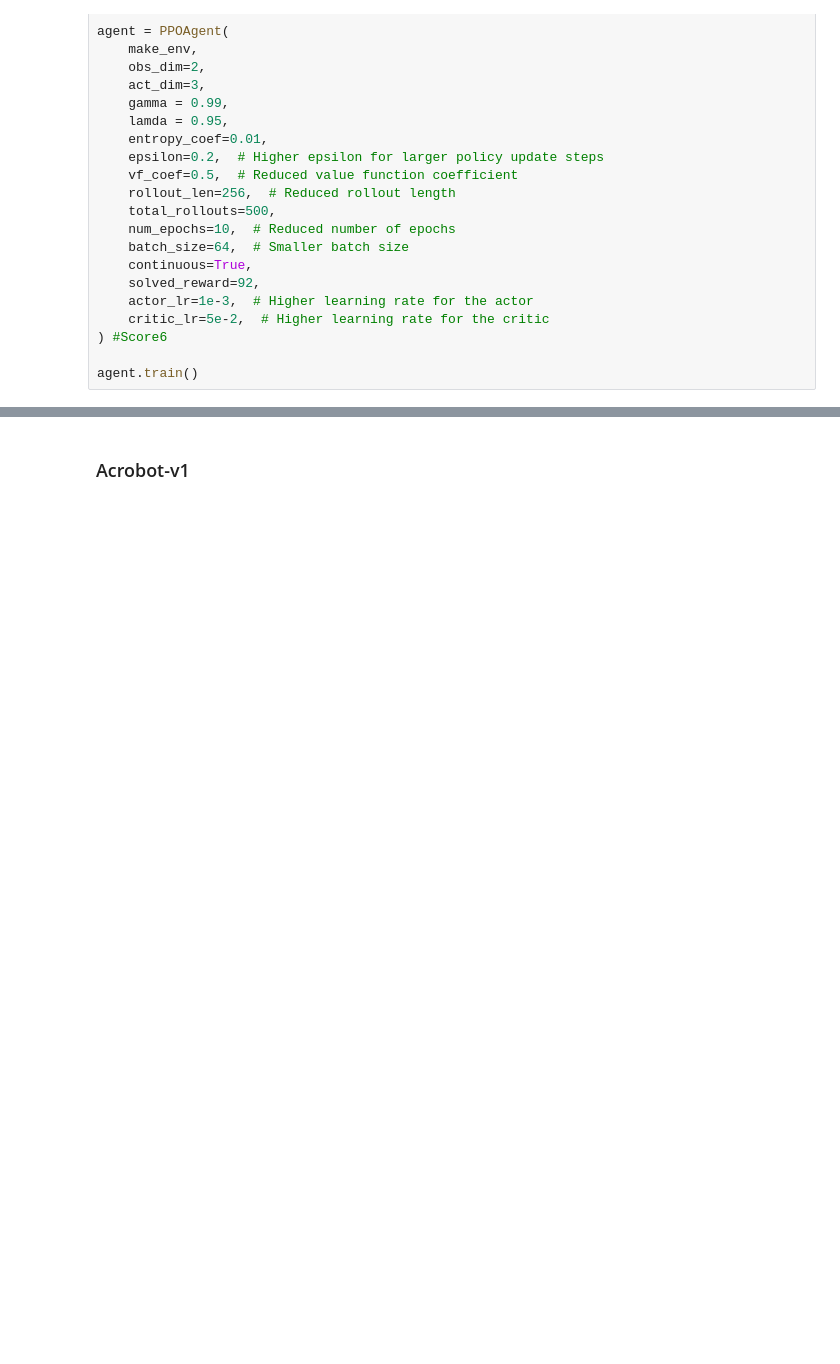
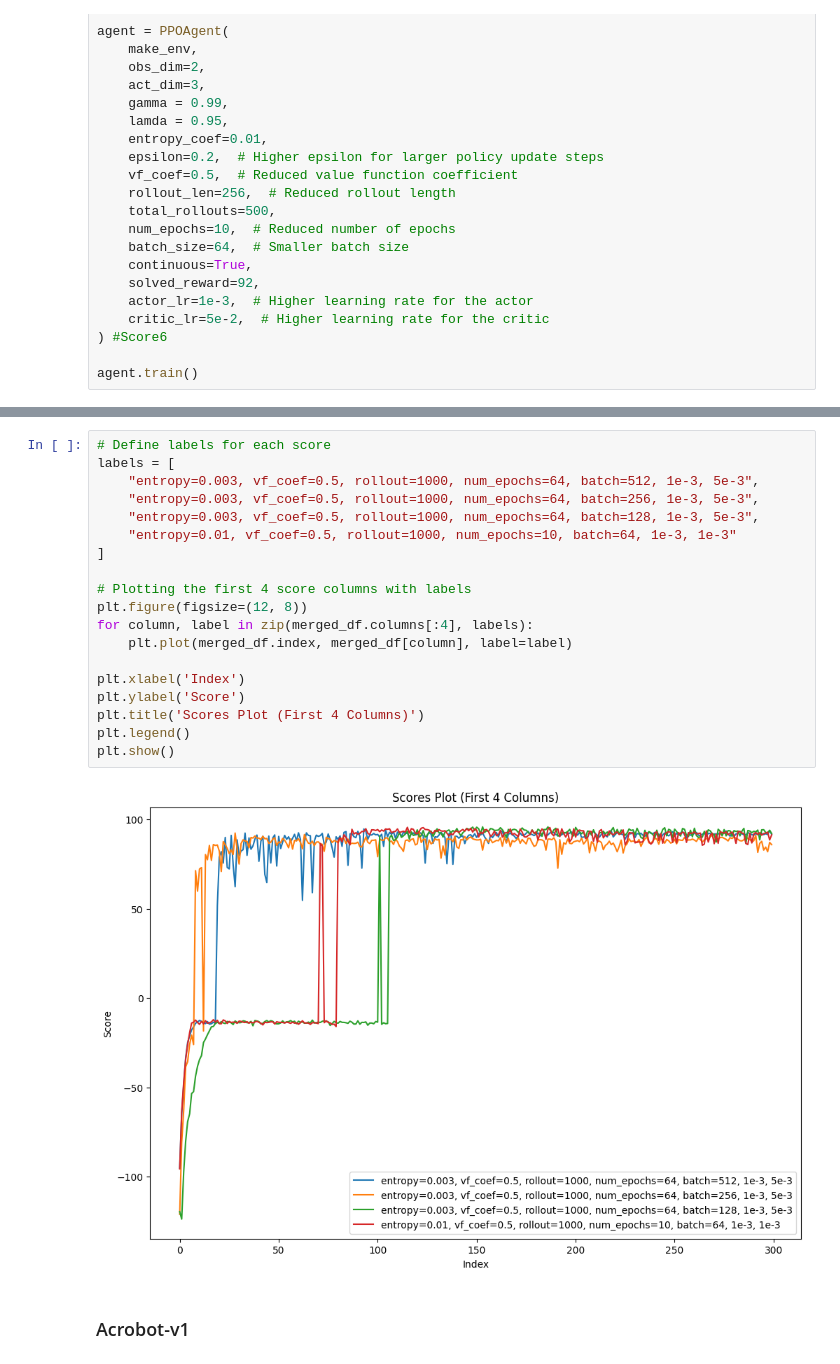
Before and after one commit to mischamez48/PRL_PPO-SAC_ImplPRL_PPO-SAC_Implementationementation, a Jupyter notebook: ppo.ipynb, the cells around one changed output, grey strips where cells are left out. Saved outputs shown, nothing was run; the diff lists cells and outputs as text; blank space fills up the shorter version.

```diff
--- a/ppo.ipynb
+++ b/ppo.ipynb
@@ -121,3 +172,24 @@ agent.train()
+# %%
+# Define labels for each score
+labels = [
+    "entropy=0.003, vf_coef=0.5, rollout=1000, num_epochs=64, batch=512, 1e-3, 5e-3",
+    "entropy=0.003, vf_coef=0.5, rollout=1000, num_epochs=64, batch=256, 1e-3, 5e-3",
+    "entropy=0.003, vf_coef=0.5, rollout=1000, num_epochs=64, batch=128, 1e-3, 5e-3",
+    "entropy=0.01, vf_coef=0.5, rollout=1000, num_epochs=10, batch=64, 1e-3, 1e-3"
+]
+
+# Plotting the first 4 score columns with labels
+plt.figure(figsize=(12, 8))
+for column, label in zip(merged_df.columns[:4], labels):
+    plt.plot(merged_df.index, merged_df[column], label=label)
+
+plt.xlabel('Index')
+plt.ylabel('Score')
+plt.title('Scores Plot (First 4 Columns)')
+plt.legend()
+plt.show()
+# %% [output]
+[figure, added]
 # %% [markdown]
 ### Acrobot-v1
 # %% [markdown]
```
Also changed, not shown: parts of 6 cells of this notebook, 3 other files.
